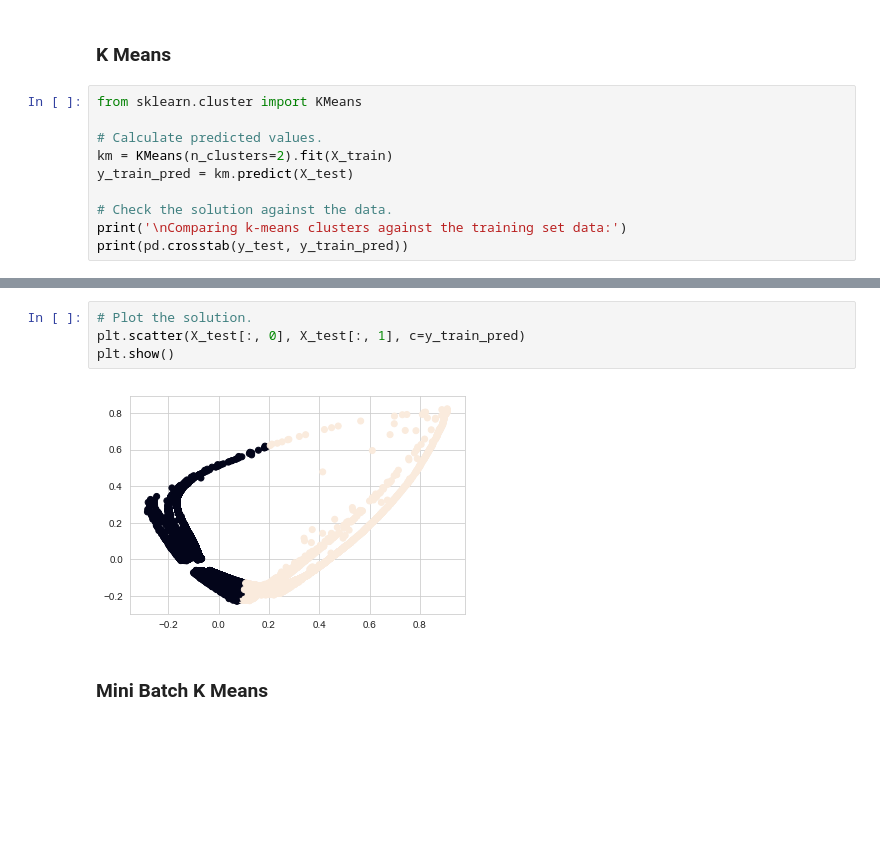
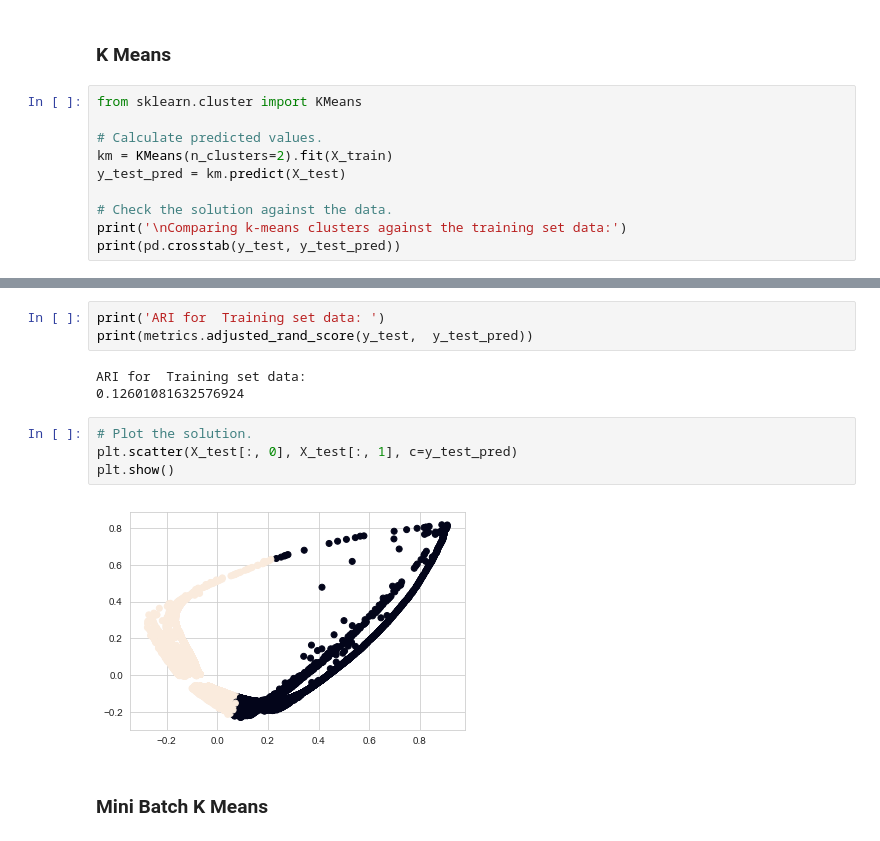
Before and after one commit to tcbriggs981/thinkful-unit-04, a Jupyter notebook: thinkful-040205-marathon_times - v2.ipynb, the cells around one changed output, grey strips where cells are left out. Saved outputs shown, nothing was run; the diff lists cells and outputs as text; blank space fills up the shorter version.

```diff
--- a/thinkful-040205-marathon_times - v2.ipynb
+++ b/thinkful-040205-marathon_times - v2.ipynb
@@ -497,11 +493,11 @@ from sklearn.cluster import KMeans
 
 # Calculate predicted values.
 km = KMeans(n_clusters=2).fit(X_train)
-y_train_pred = km.predict(X_test)
+y_test_pred = km.predict(X_test)
 
 # Check the solution against the data.
 print('\nComparing k-means clusters against the training set data:')
-print(pd.crosstab(y_test, y_train_pred))
+print(pd.crosstab(y_test, y_test_pred))
 # %% [output]
 Comparing k-means clusters against the training set data:
 col_0      0     1
@@ -511,9 +528,15 @@ M       5346  3115
+# %%
+print('ARI for  Training set data: ')
+print(metrics.adjusted_rand_score(y_test,  y_test_pred))
+# %% [output]
+ARI for  Training set data:
+0.12601081632576924
 # %%
 # Plot the solution.
-plt.scatter(X_test[:, 0], X_test[:, 1], c=y_train_pred)
+plt.scatter(X_test[:, 0], X_test[:, 1], c=y_test_pred)
 plt.show()
 # %% [output]
-[figure, old version]
+[figure, new version]
 # %% [markdown]
 ### Mini Batch K Means
 # %%
```
Also changed, not shown: parts of 13 cells of this notebook.
